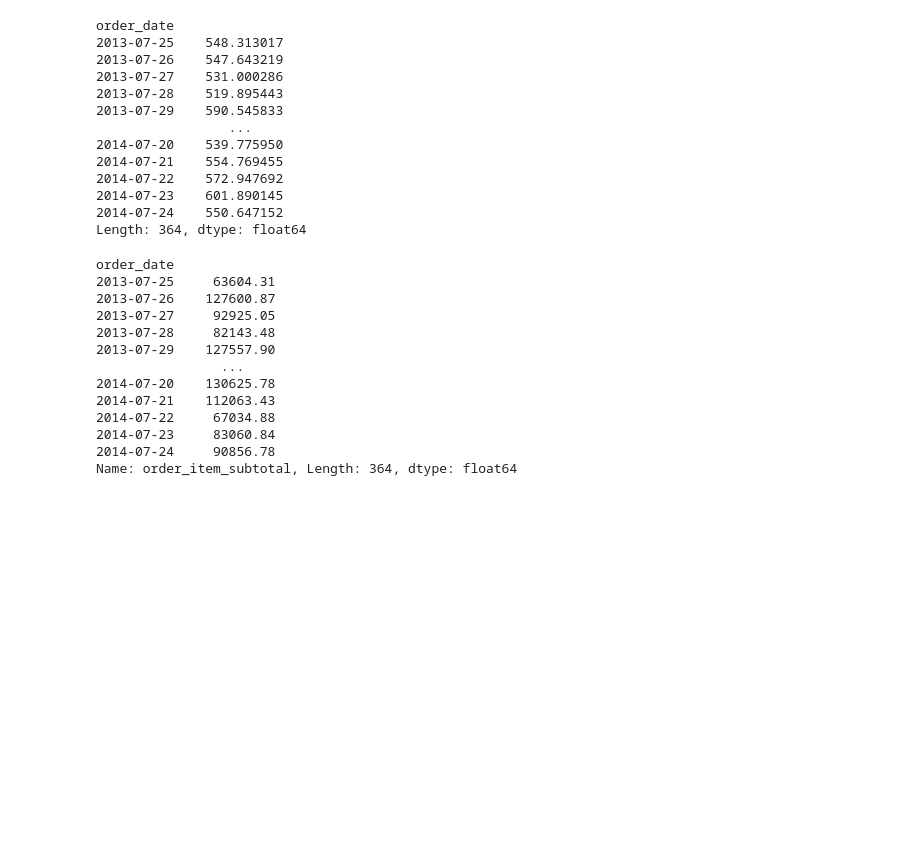
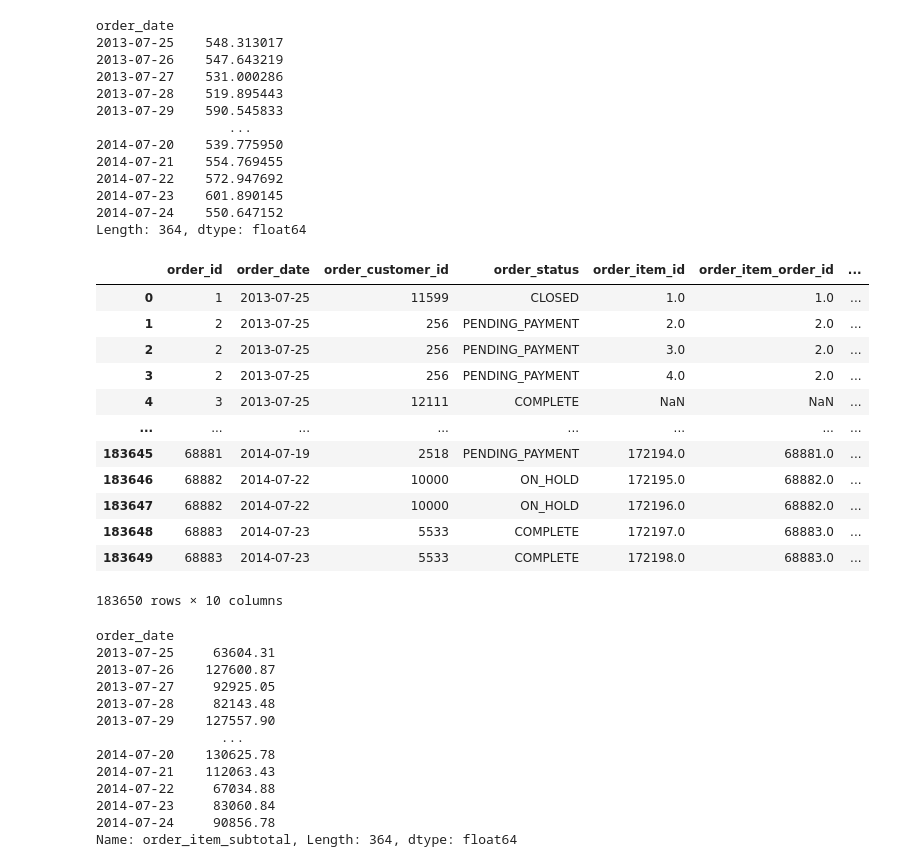
Before and after one commit to andrei-galed/Datapath-Python, a Jupyter notebook: Sesion3/Analisis_mysql.ipynb, the cells around one changed output. Cells and saved outputs as stored; diff of their text form; code cells hidden in the pictures; blank space fills up the shorter version.

```diff
--- a/Sesion3/Analisis_mysql.ipynb
+++ b/Sesion3/Analisis_mysql.ipynb
@@ -230,6 +230,22 @@ order_date
 2014-07-23    601.890145
 2014-07-24    550.647152
 Length: 364, dtype: float64
+# %%
+orders_df.merge(order_items_df, left_on='order_id',right_on='order_item_order_id', how='left')
+# %% [output]
+|  | order_id | order_date | order_customer_id | order_status | order_item_id | order_item_order_id | ... |
+| 0 | 1 | 2013-07-25 | 11599 | CLOSED | 1.0 | 1.0 | ... |
+| 1 | 2 | 2013-07-25 | 256 | PENDING_PAYMENT | 2.0 | 2.0 | ... |
+| 2 | 2 | 2013-07-25 | 256 | PENDING_PAYMENT | 3.0 | 2.0 | ... |
+| 3 | 2 | 2013-07-25 | 256 | PENDING_PAYMENT | 4.0 | 2.0 | ... |
+| 4 | 3 | 2013-07-25 | 12111 | COMPLETE | NaN | NaN | ... |
+| ... | ... | ... | ... | ... | ... | ... | ... |
+| 183645 | 68881 | 2014-07-19 | 2518 | PENDING_PAYMENT | 172194.0 | 68881.0 | ... |
+| 183646 | 68882 | 2014-07-22 | 10000 | ON_HOLD | 172195.0 | 68882.0 | ... |
+| 183647 | 68882 | 2014-07-22 | 10000 | ON_HOLD | 172196.0 | 68882.0 | ... |
+| 183648 | 68883 | 2014-07-23 | 5533 | COMPLETE | 172197.0 | 68883.0 | ... |
+| 183649 | 68883 | 2014-07-23 | 5533 | COMPLETE | 172198.0 | 68883.0 | ... |
+183650 rows × 10 columns
 # %%
 merge_df[['order_id','order_date','order_item_subtotal']].drop_duplicates()\
 .groupby('order_date').sum()['order_item_subtotal']
```
Also changed, not shown: parts of 1 cell of this notebook, 6 other files.
